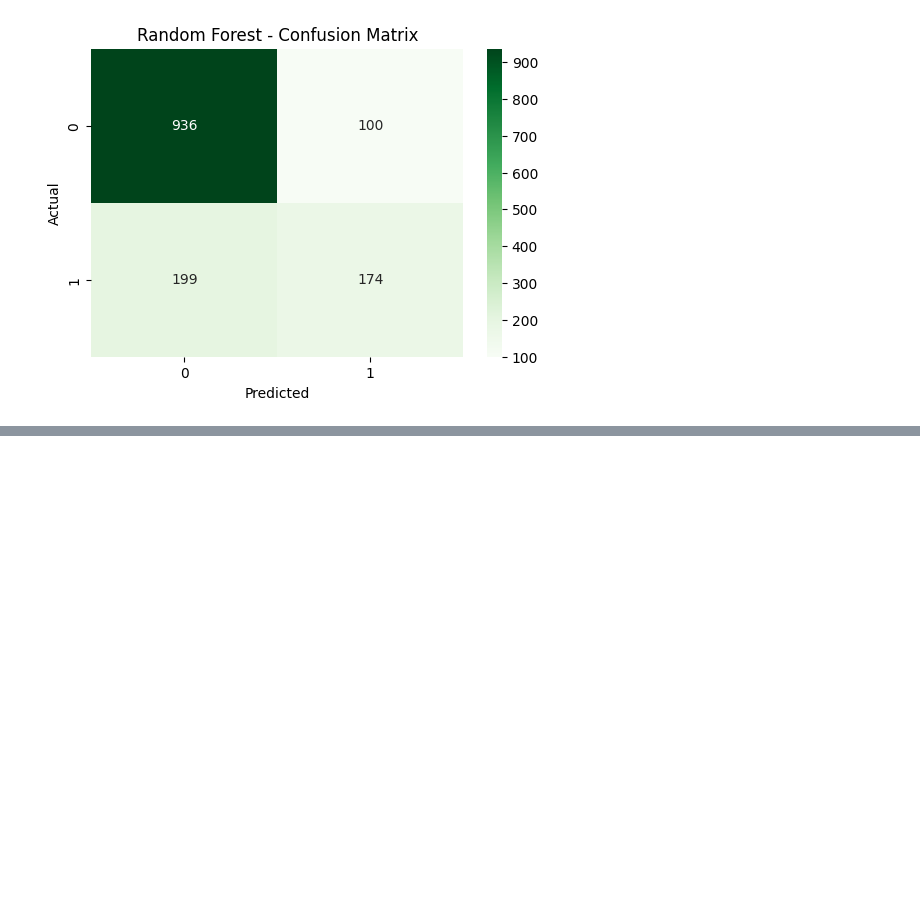
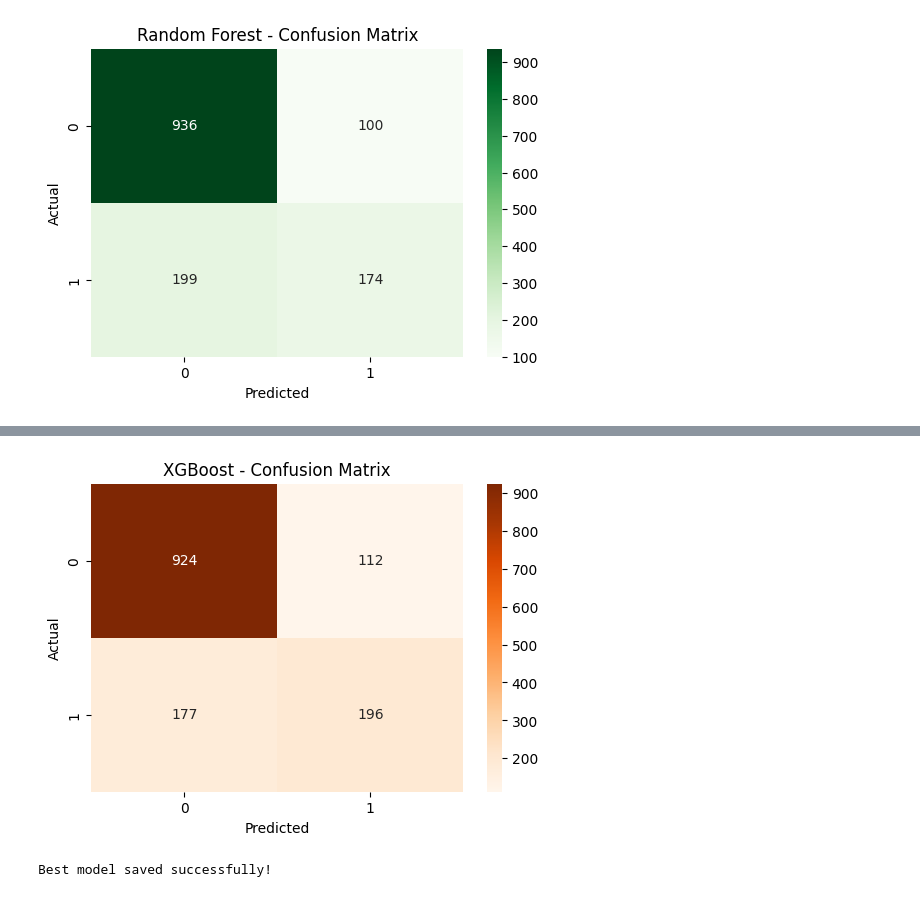
Before and after one commit to Asritha-708/Zaalima-Data-Analytics-Project, a Jupyter notebook: Machinelearning.ipynb, the cells around one changed output, grey strips where cells are left out. Saved outputs shown, nothing was run; the diff lists cells and outputs as text; code cells hidden in the pictures; blank space fills up the shorter version.

Commit message:
Completed XGBoost model training and model comparison

```diff
--- a/Machinelearning.ipynb
+++ b/Machinelearning.ipynb
@@ -234,0 +251,9 @@ plt.show()
+# %%
+#train the model
+
+xgb_model = XGBClassifier(
+    random_state=42,
+    eval_metric='logloss'
+)
+
+xgb_model.fit(X_train, y_train)
@@ -234,0 +273,4 @@ plt.show()
+# %%
+#predictions
+
+y_pred_xgb = xgb_model.predict(X_test)
@@ -234,0 +297,26 @@ plt.show()
+# %%
+#Confusion Matrix
+
+cm_xgb = confusion_matrix(y_test, y_pred_xgb)
+
+import seaborn as sns
+import matplotlib.pyplot as plt
+
+plt.figure(figsize=(6,4))
+sns.heatmap(cm_xgb, annot=True, fmt='d', cmap='Oranges')
+plt.title("XGBoost - Confusion Matrix")
+plt.xlabel("Predicted")
+plt.ylabel("Actual")
+plt.show()
+# %% [output]
+[figure, added]
+# %%
+#Save the Best Model
+
+import joblib
+
+joblib.dump(model_lr, "best_model.pkl")
+
+print("Best model saved successfully!")
+# %% [output]
+Best model saved successfully!
```
Also changed, not shown: parts of 6 cells of this notebook.
